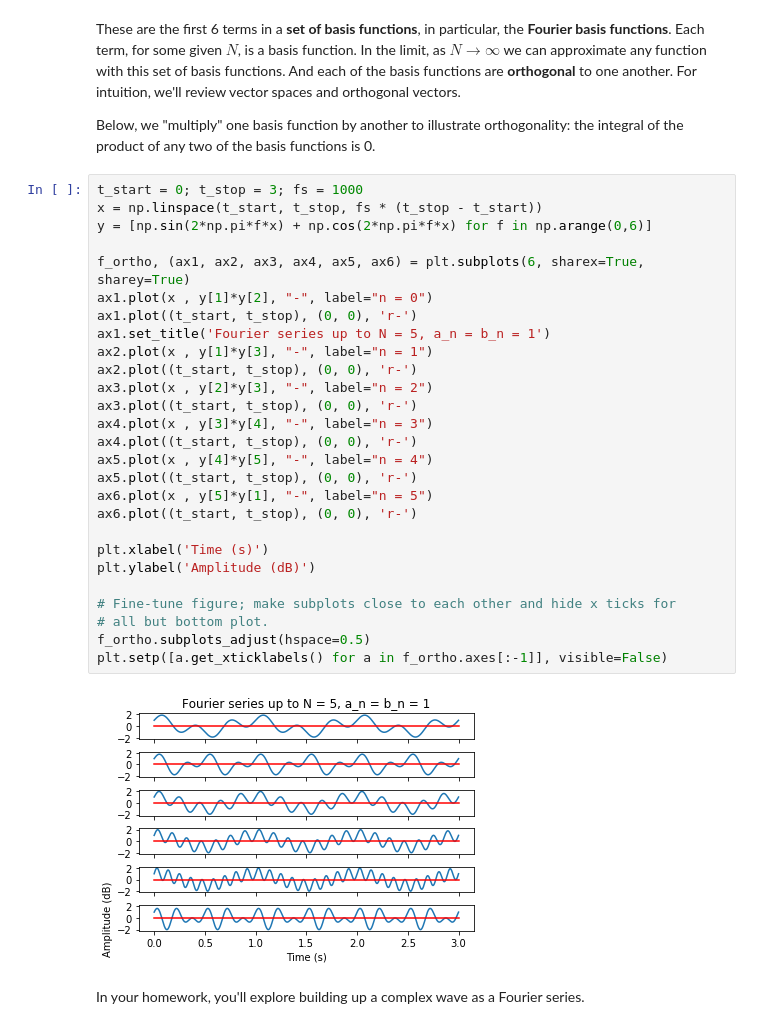
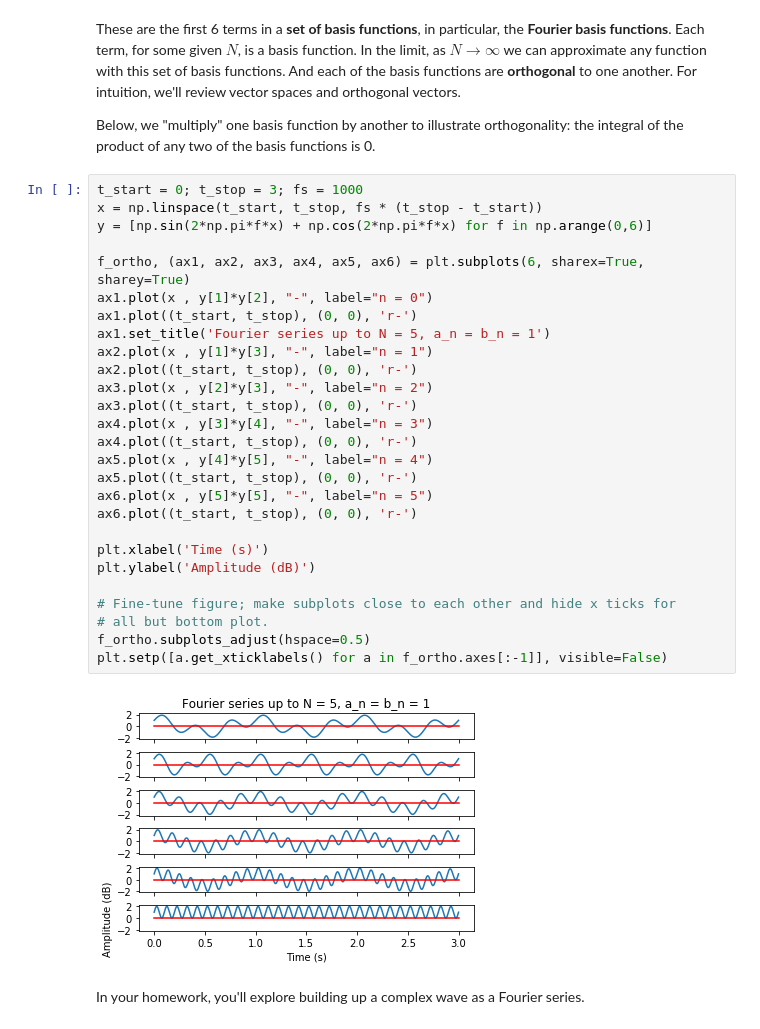
Before and after one commit to ling592b-f19/592b-f19-class, a Jupyter notebook: class_3-1/592B-F19-class_3-1.ipynb, the cells around one changed output. Drawn from its saved outputs; the diff is of its cells as text.

```diff
--- a/class_3-1/592B-F19-class_3-1.ipynb
+++ b/class_3-1/592B-F19-class_3-1.ipynb
@@ -141,32 +141,32 @@ Below, we "multiply" one basis function by another to illustrate orthogonality:
 # %%
 t_start = 0; t_stop = 3; fs = 1000
 x = np.linspace(t_start, t_stop, fs * (t_stop - t_start))
 y = [np.sin(2*np.pi*f*x) + np.cos(2*np.pi*f*x) for f in np.arange(0,6)]
 
 f_ortho, (ax1, ax2, ax3, ax4, ax5, ax6) = plt.subplots(6, sharex=True, sharey=True)
 ax1.plot(x , y[1]*y[2], "-", label="n = 0")
 ax1.plot((t_start, t_stop), (0, 0), 'r-')
 ax1.set_title('Fourier series up to N = 5, a_n = b_n = 1')
 ax2.plot(x , y[1]*y[3], "-", label="n = 1")
 ax2.plot((t_start, t_stop), (0, 0), 'r-')
 ax3.plot(x , y[2]*y[3], "-", label="n = 2")
 ax3.plot((t_start, t_stop), (0, 0), 'r-')
 ax4.plot(x , y[3]*y[4], "-", label="n = 3")
 ax4.plot((t_start, t_stop), (0, 0), 'r-')
 ax5.plot(x , y[4]*y[5], "-", label="n = 4")
 ax5.plot((t_start, t_stop), (0, 0), 'r-')
-ax6.plot(x , y[5]*y[1], "-", label="n = 5")
+ax6.plot(x , y[5]*y[5], "-", label="n = 5")
 ax6.plot((t_start, t_stop), (0, 0), 'r-')
 
 plt.xlabel('Time (s)')
 plt.ylabel('Amplitude (dB)')
 
 # Fine-tune figure; make subplots close to each other and hide x ticks for
 # all but bottom plot.
 f_ortho.subplots_adjust(hspace=0.5)
 plt.setp([a.get_xticklabels() for a in f_ortho.axes[:-1]], visible=False)
 # %% [output]
-[figure, old version]
+[figure, new version]
 # %% [markdown]
 In your homework, you'll explore building up a complex wave as a Fourier series.
 # %% [markdown]
```
Also changed, not shown: parts of 2 cells of this notebook.
